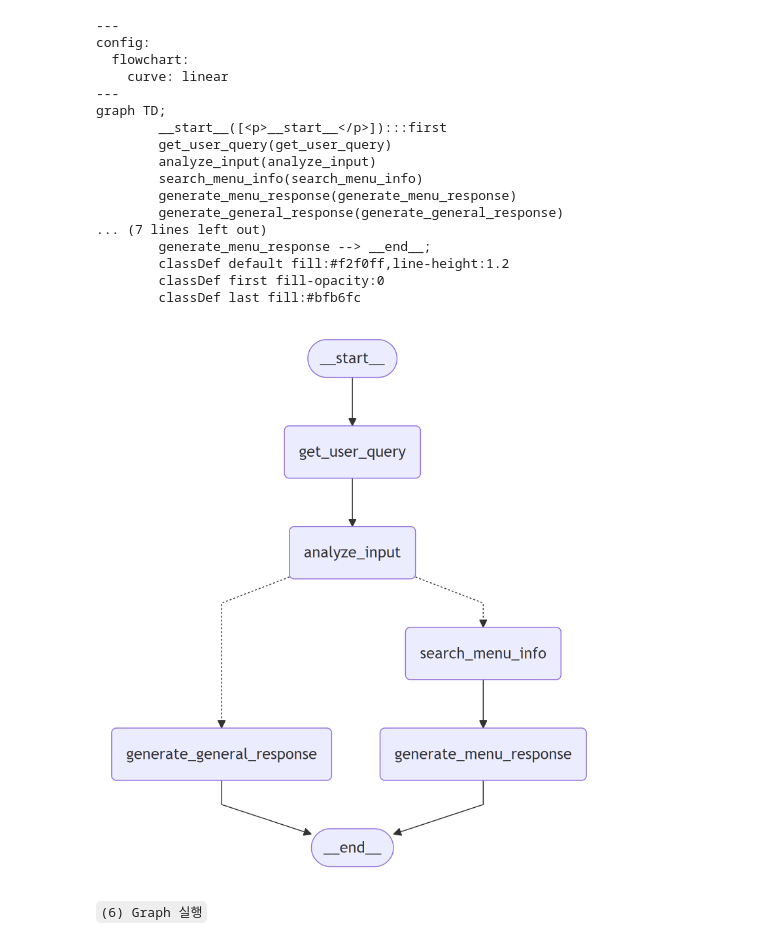
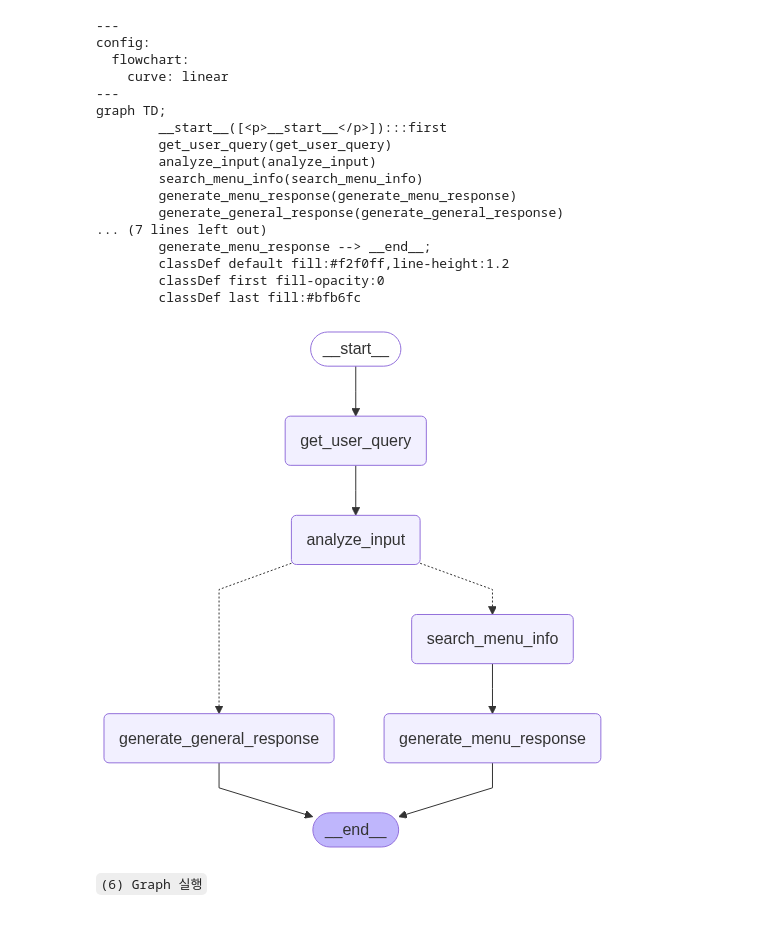
Before and after one commit to sajacaros/AgenticRag, a Jupyter notebook: src/02_LangGraph_StateGraph.ipynb, the cells around one changed output. Drawn from its saved outputs; the diff is of its cells as text; code cells hidden in the pictures.

```diff
--- a/src/02_LangGraph_StateGraph.ipynb
+++ b/src/02_LangGraph_StateGraph.ipynb
@@ -354,24 +328,10 @@ graph TD;
         classDef default fill:#f2f0ff,line-height:1.2
         classDef first fill-opacity:0
         classDef last fill:#bfb6fc
-# %%
-nest_asyncio.apply()
-
-display(
-    Image(
-        graph.get_graph().draw_mermaid_png(
-            curve_style=CurveStyle.LINEAR,
-            node_colors=NodeStyles(first="#ffdfba", last="#baffc9", default="#fad7de"),
-            wrap_label_n_words=9,
-            output_file_path=None,
-            draw_method=MermaidDrawMethod.PYPPETEER,
-            background_color="white",
-            padding=10,
-        )
-    )
-)
-# %% [output]
-[figure, removed]
+# %%
+graph
+# %% [output]
+[figure, added]
 # %% [markdown]
 `(6) Graph 실행`
 # %%
```
Also changed, not shown: parts of 6 cells of this notebook, 21 other files.
